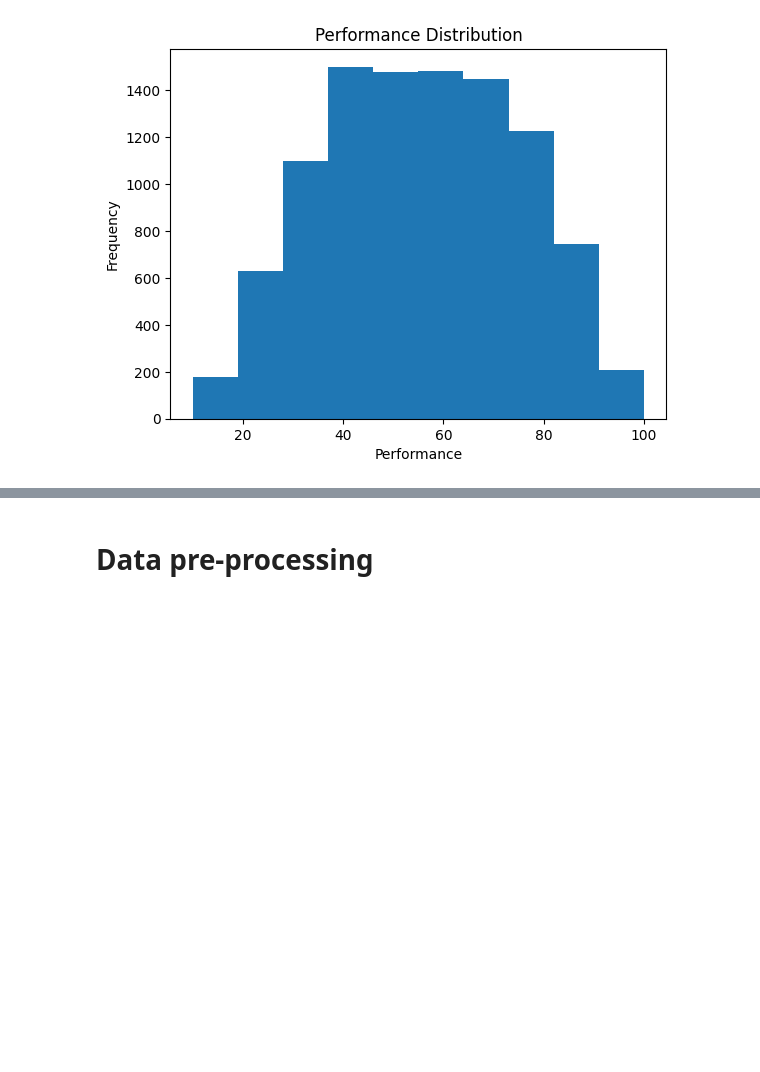
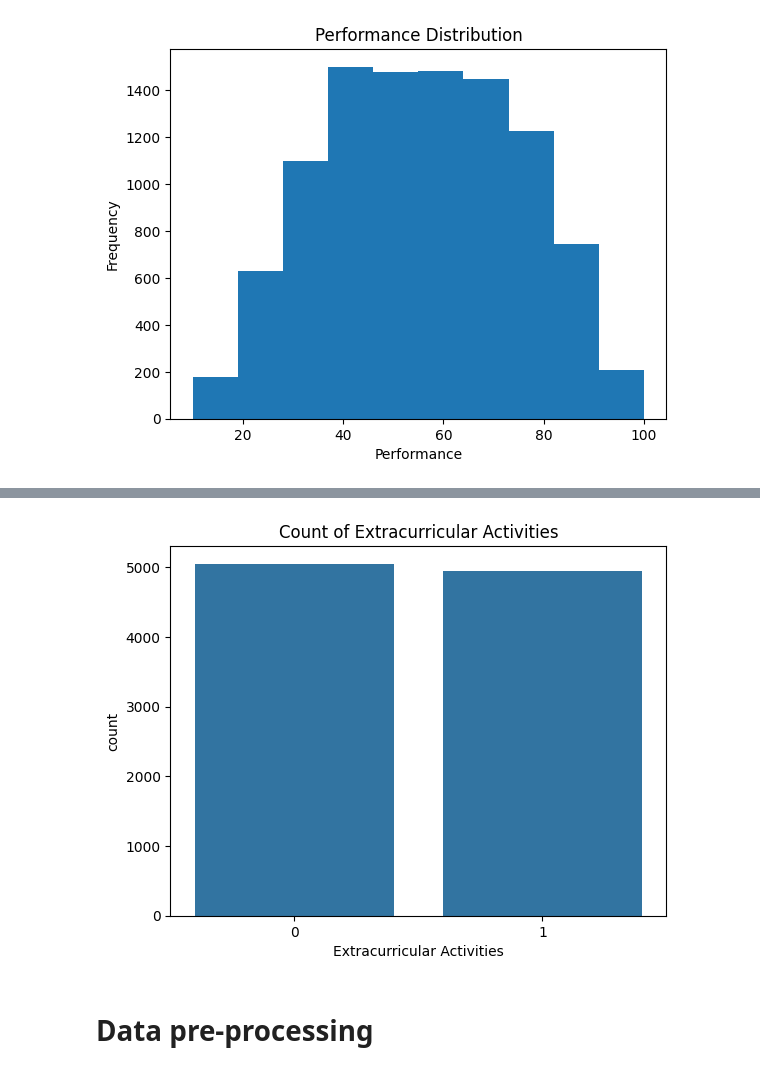
Before and after one commit to HamzaElkotp/College-ML-project, a Jupyter notebook: ML project (Num Data set).ipynb, the cells around one changed output, grey strips where cells are left out. Saved outputs shown, nothing was run; the diff lists cells and outputs as text; code cells hidden in the pictures; blank space fills up the shorter version.

```diff
--- a/ML project (Num Data set).ipynb
+++ b/ML project (Num Data set).ipynb
@@ -78,3 +103,9 @@ plt.show()
+# %%
+sns.countplot(x="Extracurricular Activities", data=df)
+plt.title("Count of Extracurricular Activities")
+plt.show()
+# %% [output]
+[figure, added]
 # %% [markdown]
 # Data pre-processing
 # %%
```
Also changed, not shown: parts of 26 cells of this notebook.
